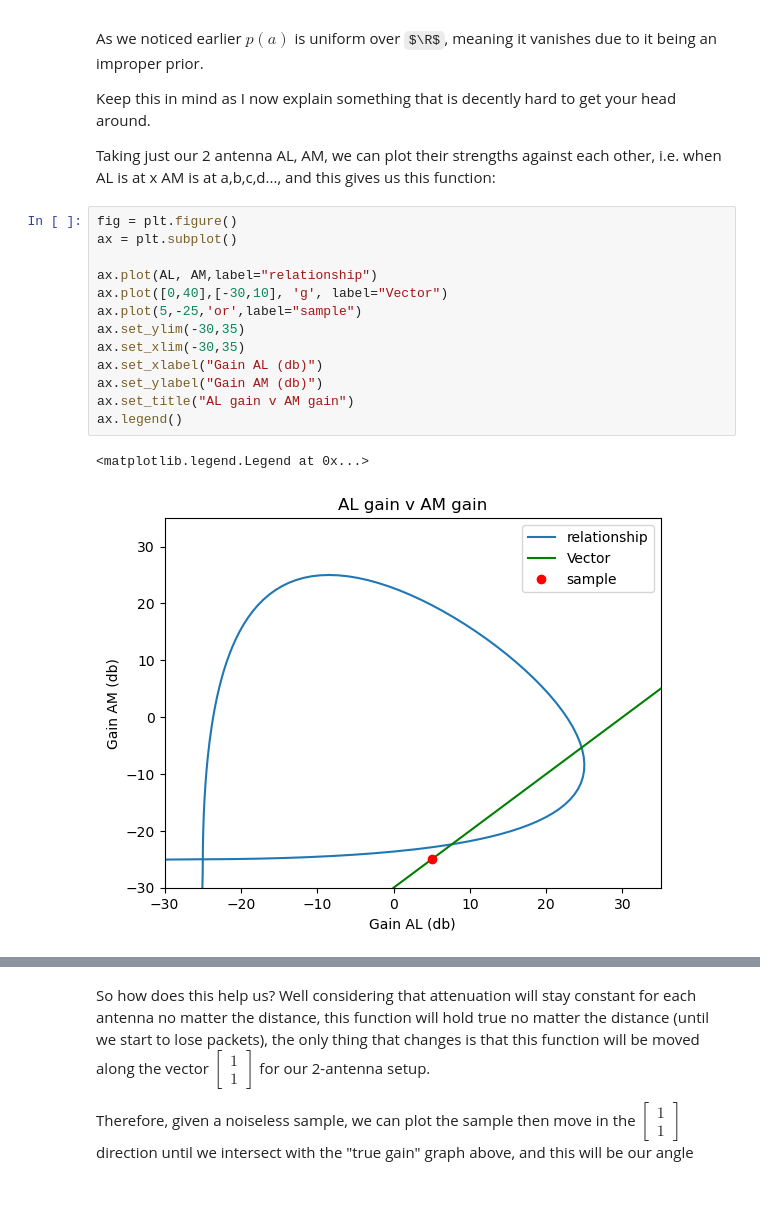
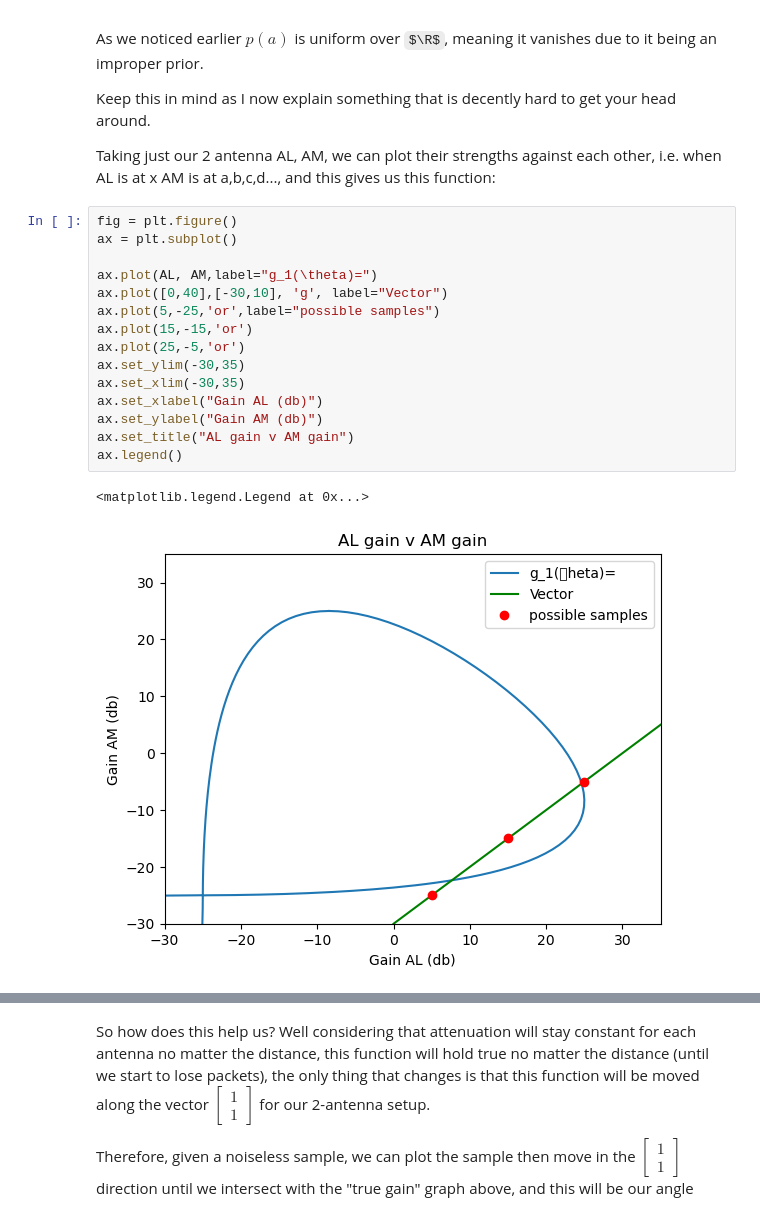
Before and after one commit to Aplefen1/BeeTrackingDiss, a Jupyter notebook: Angle Probability/diss_figures.ipynb, the cells around one changed output, grey strips where cells are left out. Drawn from its saved outputs; the diff is of its cells as text; some formulas as TeX source.

```diff
--- a/Angle Probability/diss_figures.ipynb
+++ b/Angle Probability/diss_figures.ipynb
@@ -82,16 +82,18 @@ Taking just our 2 antenna AL, AM, we can plot their strengths against each other
 # %%
 fig = plt.figure()
 ax = plt.subplot()
 
-ax.plot(AL, AM,label="relationship")
+ax.plot(AL, AM,label="g_1(\theta)=")
 ax.plot([0,40],[-30,10], 'g', label="Vector")
-ax.plot(5,-25,'or',label="sample")
+ax.plot(5,-25,'or',label="possible samples")
+ax.plot(15,-15,'or')
+ax.plot(25,-5,'or')
 ax.set_ylim(-30,35)
 ax.set_xlim(-30,35)
 ax.set_xlabel("Gain AL (db)")
 ax.set_ylabel("Gain AM (db)")
 ax.set_title("AL gain v AM gain")
 ax.legend()
 # %% [output]
 <matplotlib.legend.Legend at 0x...>
-[figure, old version]
+[figure, new version]
```
Also changed, not shown: parts of 5 cells of this notebook, 11 other files.
